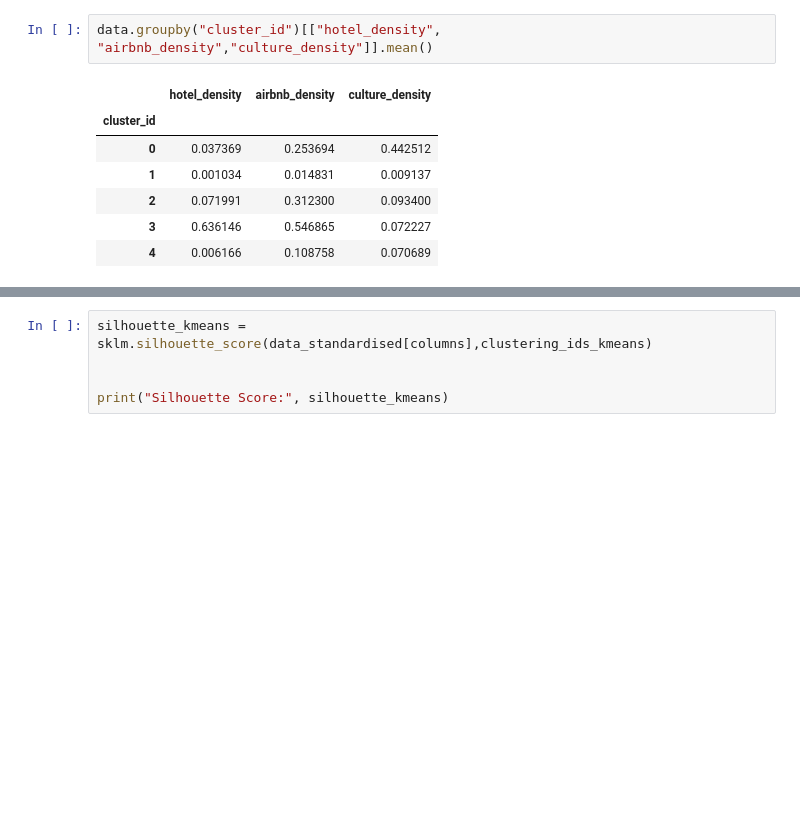
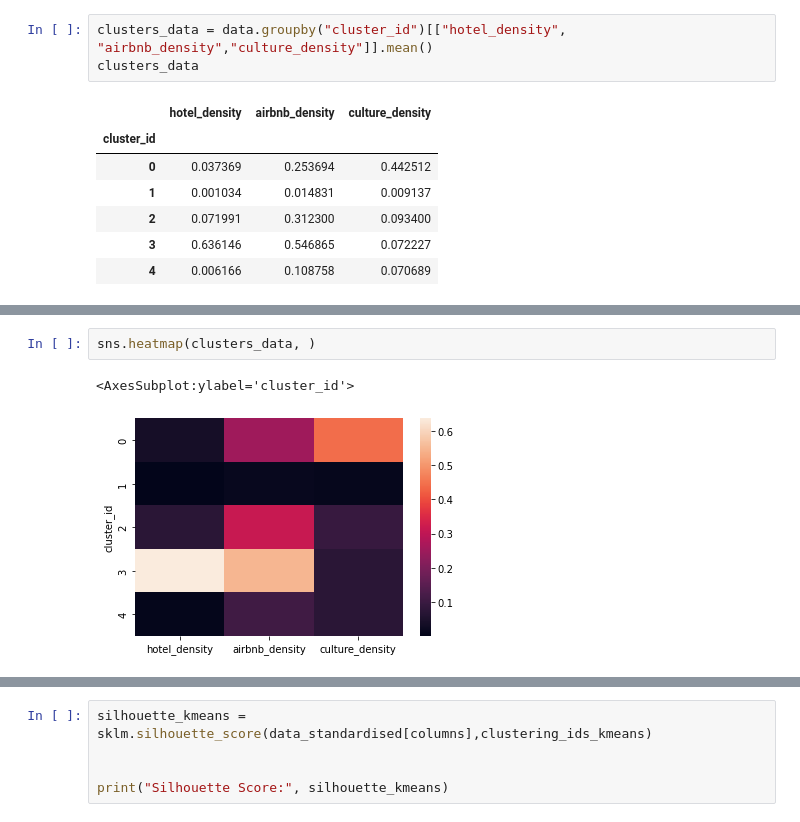
Before and after one commit to ZacharyP-E/are-you-gitting-me, a Jupyter notebook: analysis_with_hotels.ipynb, the cells around one changed output, grey strips where cells are left out. Cells and saved outputs as stored; diff of their text form; blank space fills up the shorter version.

```diff
--- a/analysis_with_hotels.ipynb
+++ b/analysis_with_hotels.ipynb
@@ -211,5 +238,6 @@ plt.show()
 # %%
-data.groupby("cluster_id")[["hotel_density", "airbnb_density","culture_density"]].mean()
+clusters_data = data.groupby("cluster_id")[["hotel_density", "airbnb_density","culture_density"]].mean()
+clusters_data
 # %% [output]
 |  | hotel_density | airbnb_density | culture_density |
 | cluster_id |  |  |  |
@@ -222,0 +258,5 @@ data_standardised
+# %%
+sns.heatmap(clusters_data, )
+# %% [output]
+<AxesSubplot:ylabel='cluster_id'>
+[figure, added]
```
Also changed, not shown: parts of 8 cells of this notebook.
